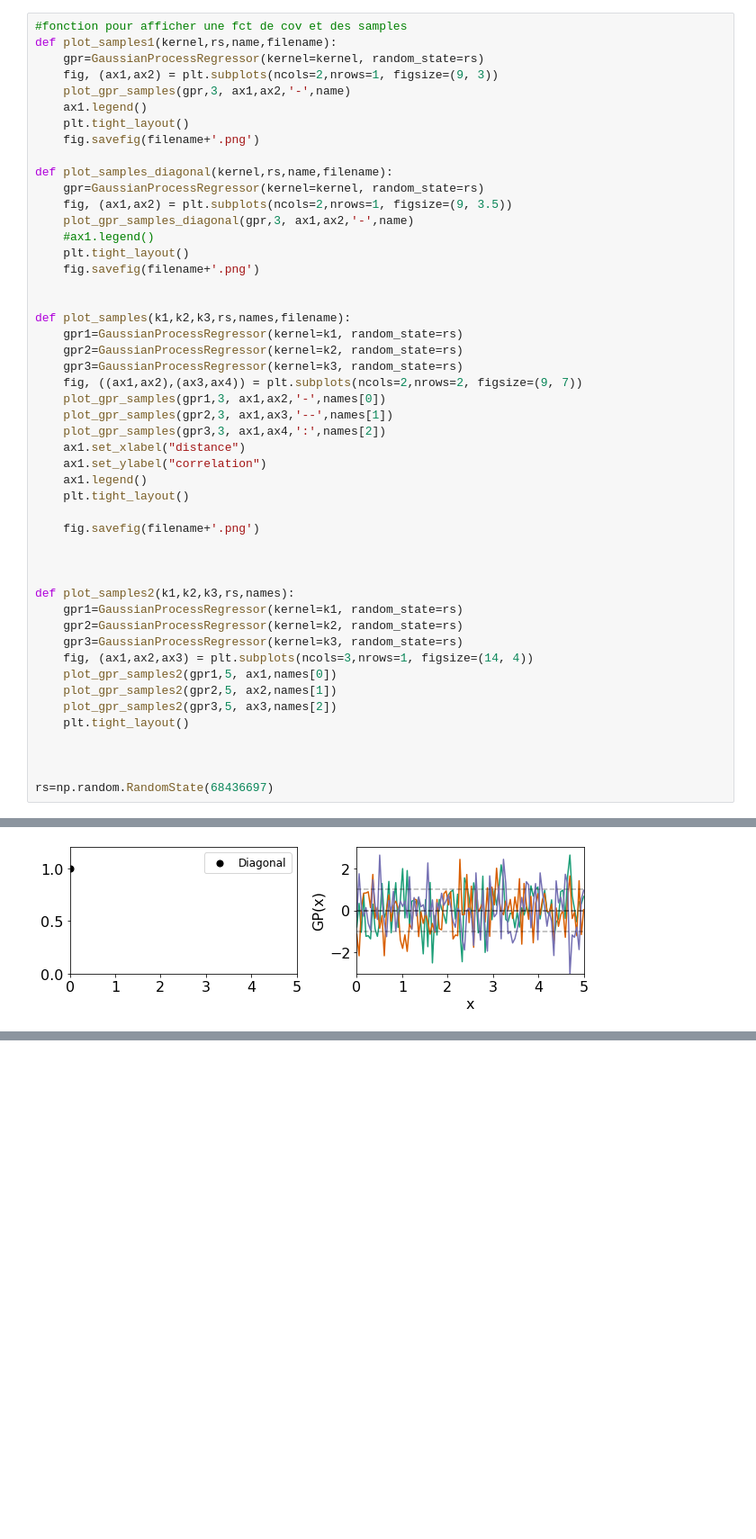
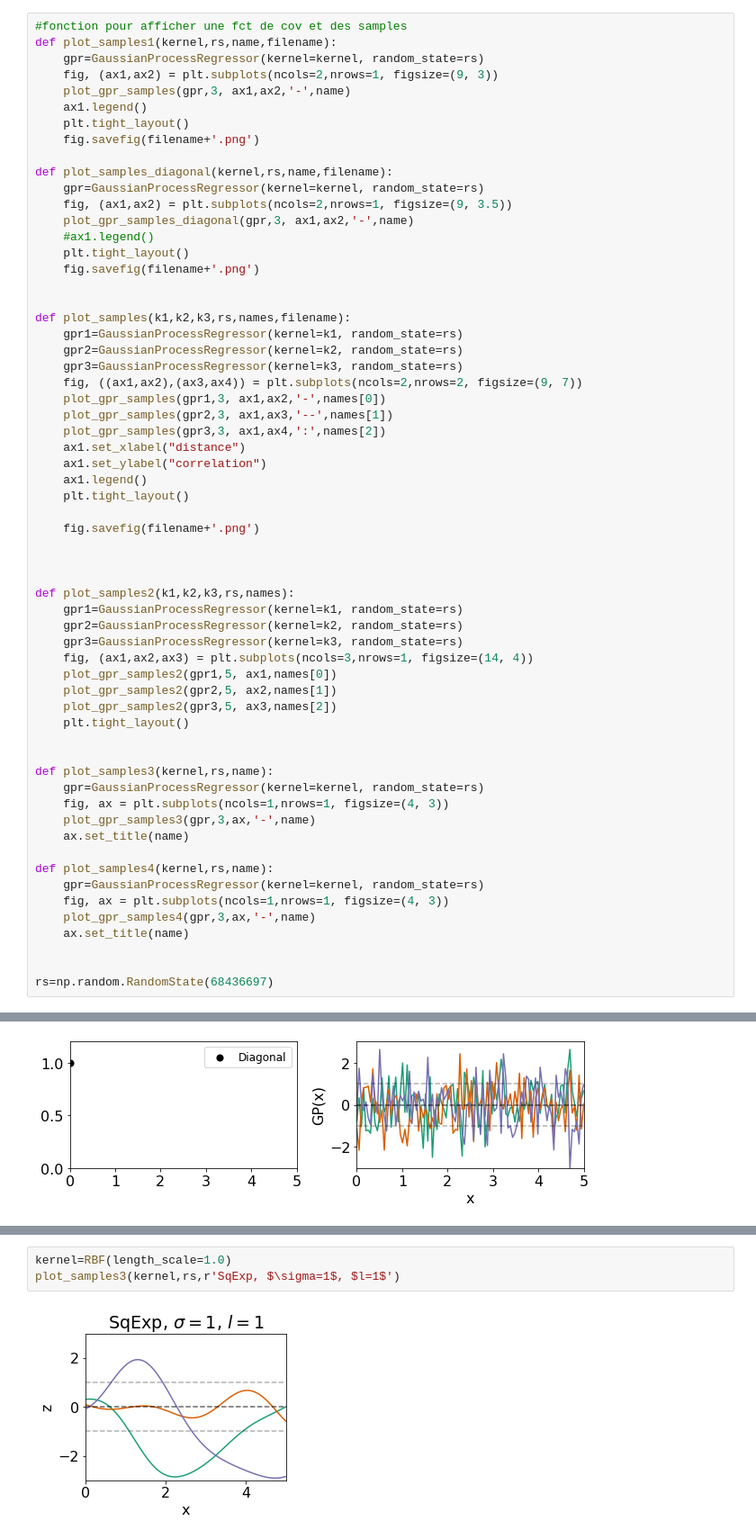
Before and after one commit to nleoni95/code2, a Jupyter notebook: figures/trajectoires_processusgaussiens.ipynb, the cells around one changed output, grey strips where cells are left out. Shown: that part at 90% size. Saved outputs shown, nothing was run; the diff lists cells and outputs as text; blank space fills up the shorter version.

```diff
--- a/figures/trajectoires_processusgaussiens.ipynb
+++ b/figures/trajectoires_processusgaussiens.ipynb
@@ -163,6 +222,18 @@ def plot_samples2(k1,k2,k3,rs,names):
     plt.tight_layout()
 
 
+def plot_samples3(kernel,rs,name):
+    gpr=GaussianProcessRegressor(kernel=kernel, random_state=rs)
+    fig, ax = plt.subplots(ncols=1,nrows=1, figsize=(4, 3))
+    plot_gpr_samples3(gpr,3,ax,'-',name)
+    ax.set_title(name)
+
+def plot_samples4(kernel,rs,name):
+    gpr=GaussianProcessRegressor(kernel=kernel, random_state=rs)
+    fig, ax = plt.subplots(ncols=1,nrows=1, figsize=(4, 3))
+    plot_gpr_samples4(gpr,3,ax,'-',name)
+    ax.set_title(name)
+
 
 rs=np.random.RandomState(68436697)
 # %%
@@ -275,0 +341,5 @@ plot_samples(k1,k2,k3,rs,names)
+# %%
+kernel=RBF(length_scale=1.0)
+plot_samples3(kernel,rs,r'SqExp, $\sigma=1$, $l=1$')
+# %% [output]
+[figure, added]
```
Also changed, not shown: parts of 6 cells of this notebook.
